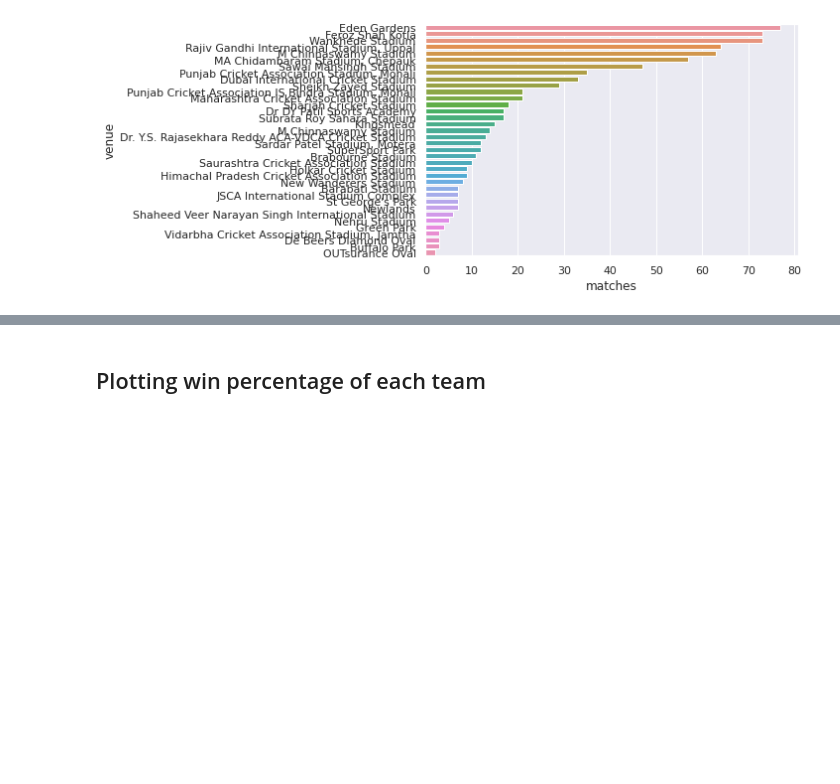
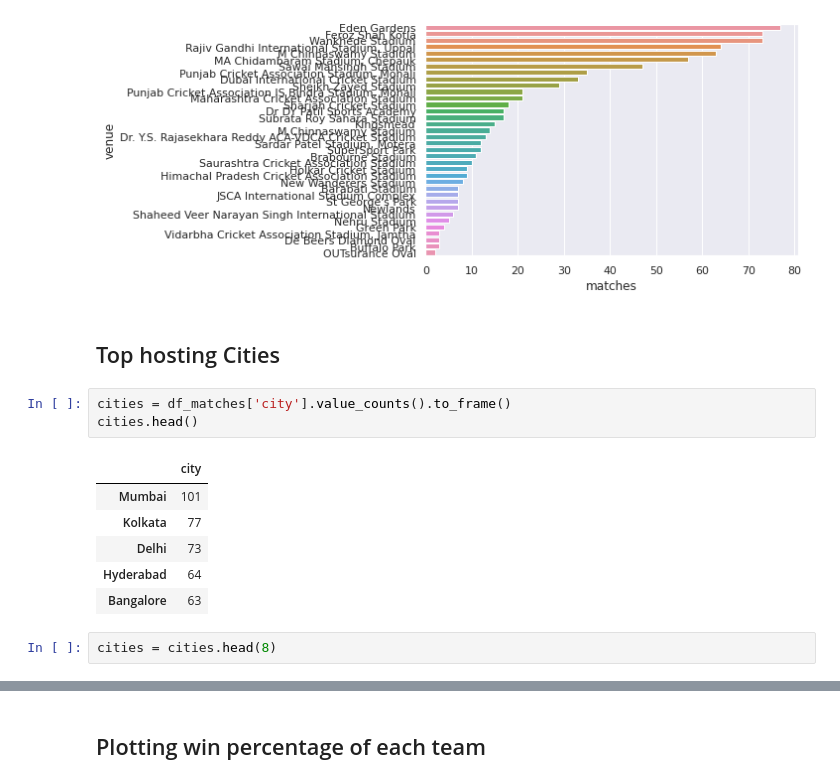
Before and after one commit to PrajwalKalpande/IPL-Score-and-Winner-Prediction, a Jupyter notebook: IPL_EDA.ipynb, the cells around one changed output, grey strips where cells are left out. Cells and saved outputs as stored; diff of their text form; blank space fills up the shorter version.

```diff
--- a/IPL_EDA.ipynb
+++ b/IPL_EDA.ipynb
@@ -464,3 +464,17 @@ sns.barplot(x='matches', y='venue', data=venue_df)
 plt.show()
 # %% [output]
 [figure]
+# %% [markdown]
+## Top hosting Cities
+# %%
+cities = df_matches['city'].value_counts().to_frame()
+cities.head()
+# %% [output]
+|  | city |
+| Mumbai | 101 |
+| Kolkata | 77 |
+| Delhi | 73 |
+| Hyderabad | 64 |
+| Bangalore | 63 |
+# %%
+cities = cities.head(8)
```
Also changed, not shown: parts of 1 cell of this notebook.
